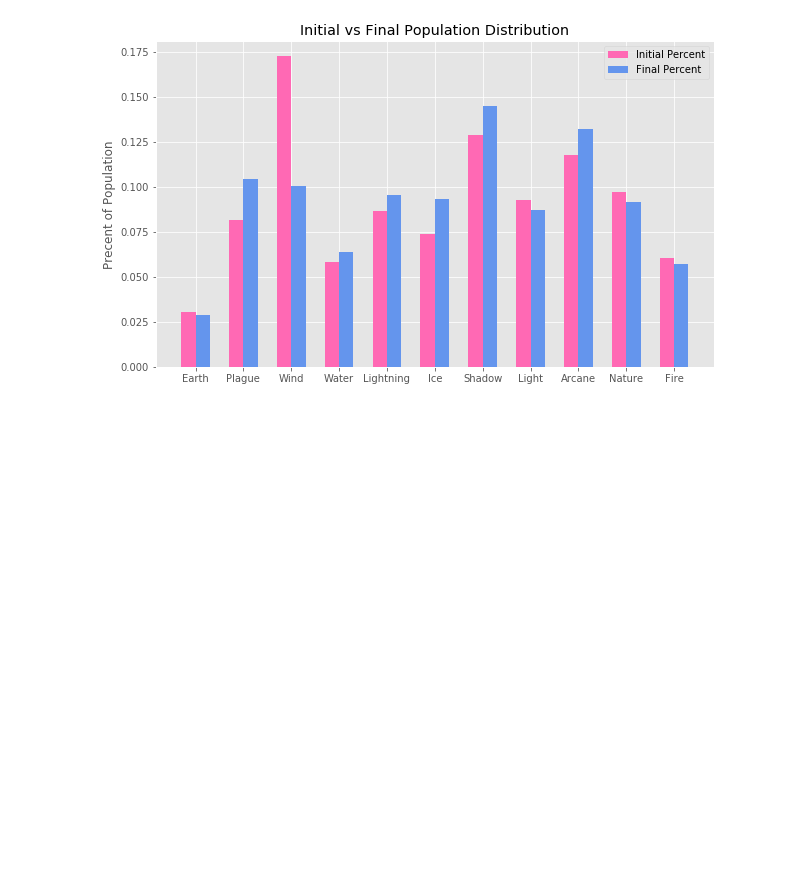
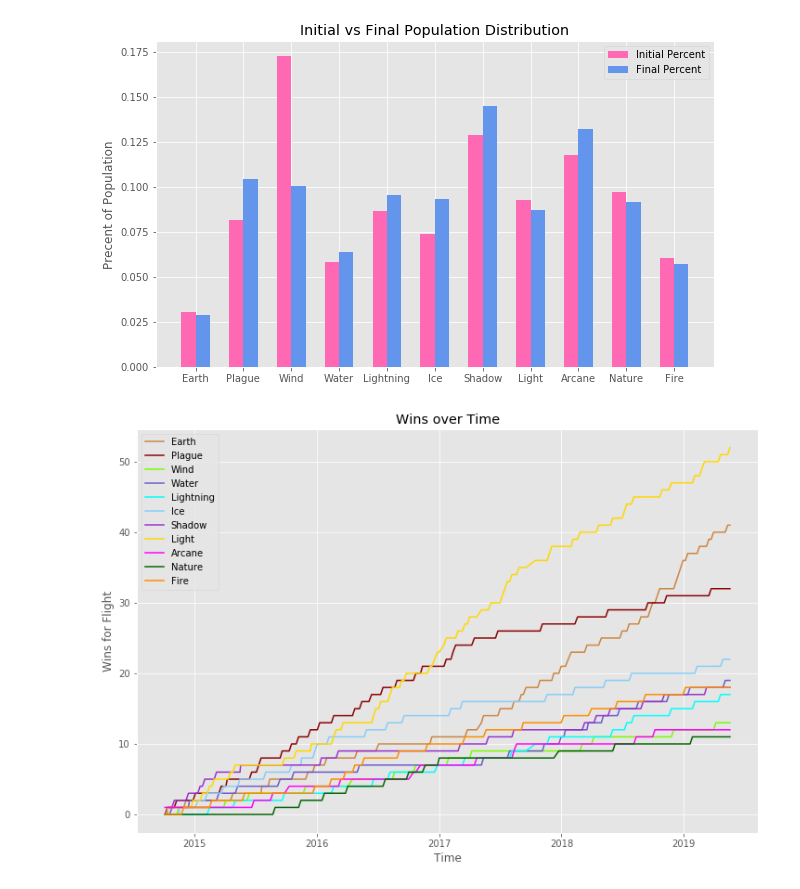
Before and after one commit to voetberg/FlightRising_Stats, a Jupyter notebook: Dom_Population.ipynb, the cells around one changed output. Drawn from its saved outputs; the diff is of its cells as text; code cells hidden in the pictures; blank space fills up the shorter version.

```diff
--- a/Dom_Population.ipynb
+++ b/Dom_Population.ipynb
@@ -101,3 +117,36 @@ ax.set_ylabel("Precent of Population")
 # %% [output]
 Text(0, 0.5, 'Precent of Population')
 [figure]
+# %%
+##now to hard code the win record
+dom_set = pop_raw.loc[:,'Notes'].iloc[31:275]
+
+##Thank god for near constant formatting
+    ##I should try to figure out an errorbar for this, it's not perfectly consistient
+    ## The reader should note that this is not perfect bc the sheet sometimes records the top 3 instead of just the winner
+    ## And I'm too lazy to parse that out
+
+dom_record = np.zeros((len(flight_lst),dom_set.shape[0]))
+
+for flight in range(len(flight_lst)):
+    win=0
+    for val in range(len(dom_set.values)):
+        if flight_lst[flight].lower() in dom_set.values[val].lower():
+            win+=1
+
+        dom_record[flight][val] = win
+# %%
+#time = range(dom_record.shape[1])
+for i in range(dom_record.shape[0]):
+    time = np.array(pd.to_datetime(flight_pop.loc[:,'Date'].iloc[31:275]))
+    plt.plot(time, dom_record[i], label = flight_lst[i], color = color_lst[i])
+
+
+plt.rcParams["figure.figsize"] = (18,10)
+plt.title('Wins over Time')
+plt.xlabel('Time')
+plt.ylabel('Wins for Flight')
+plt.legend()
+plt.show()
+# %% [output]
+[figure, added]
```
Also changed, not shown: parts of 5 cells of this notebook.
